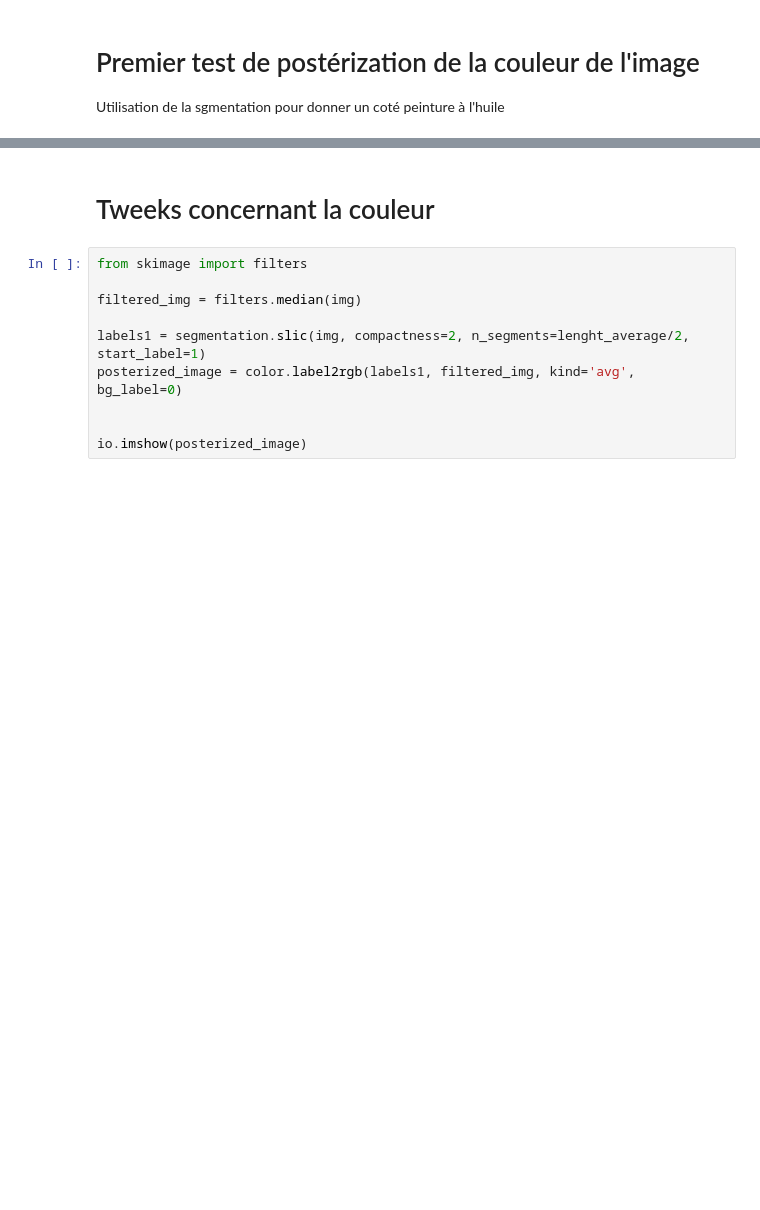
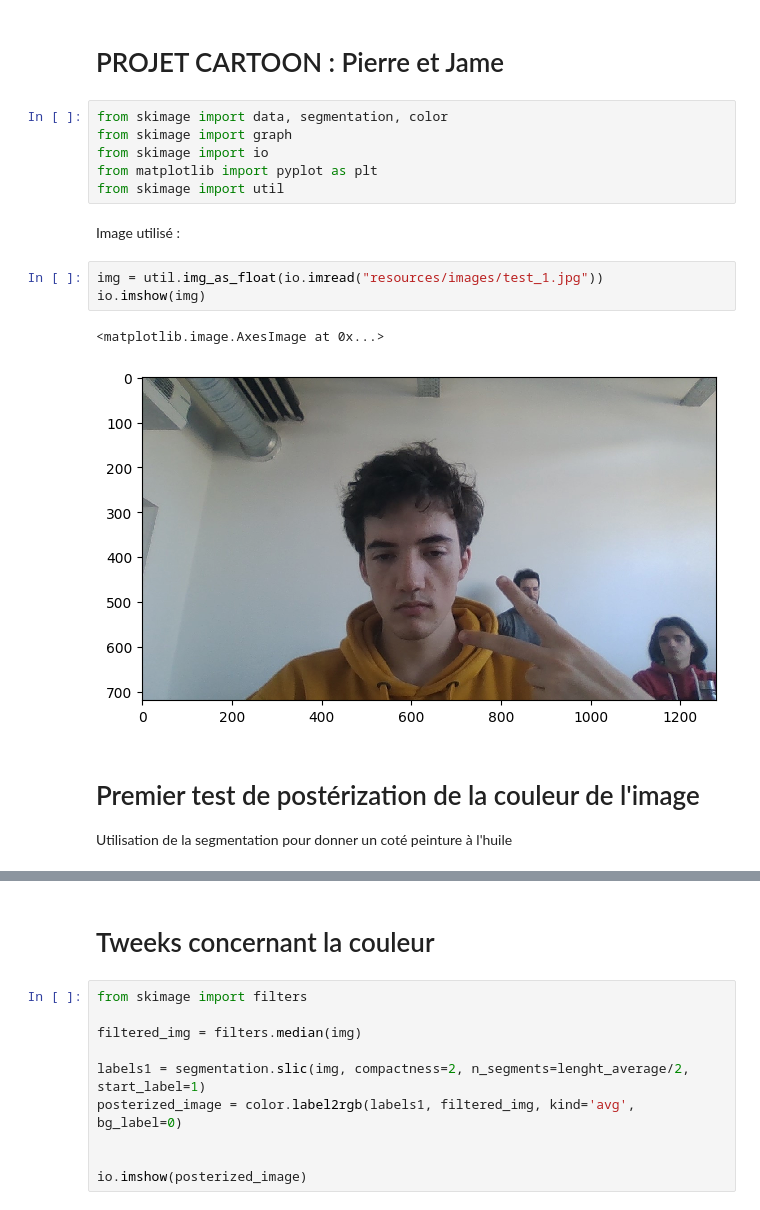
Before and after one commit to PierreVandel/analyse-images-cartoon, a Jupyter notebook: Cartoon.ipynb, the cells around one changed output, grey strips where cells are left out. Saved outputs shown, nothing was run; the diff lists cells and outputs as text; blank space fills up the shorter version.

```diff
--- a/Cartoon.ipynb
+++ b/Cartoon.ipynb
@@ -1,5 +1,21 @@
+# %% [markdown]
+# PROJET CARTOON : Pierre et Jame
+# %%
+from skimage import data, segmentation, color
+from skimage import graph
+from skimage import io
+from matplotlib import pyplot as plt
+from skimage import util
+# %% [markdown]
+Image utilisé :
+# %%
+img = util.img_as_float(io.imread("resources/images/test_1.jpg"))
+io.imshow(img)
+# %% [output]
+<matplotlib.image.AxesImage at 0x...>
+[figure, added]
 # %% [markdown]
 # Premier test de postérization de la couleur de l'image
 
-Utilisation de la sgmentation pour donner un coté peinture à l'huile
+Utilisation de la segmentation pour donner un coté peinture à l'huile
 # %%
```
Also changed, not shown: parts of 14 cells of this notebook.
